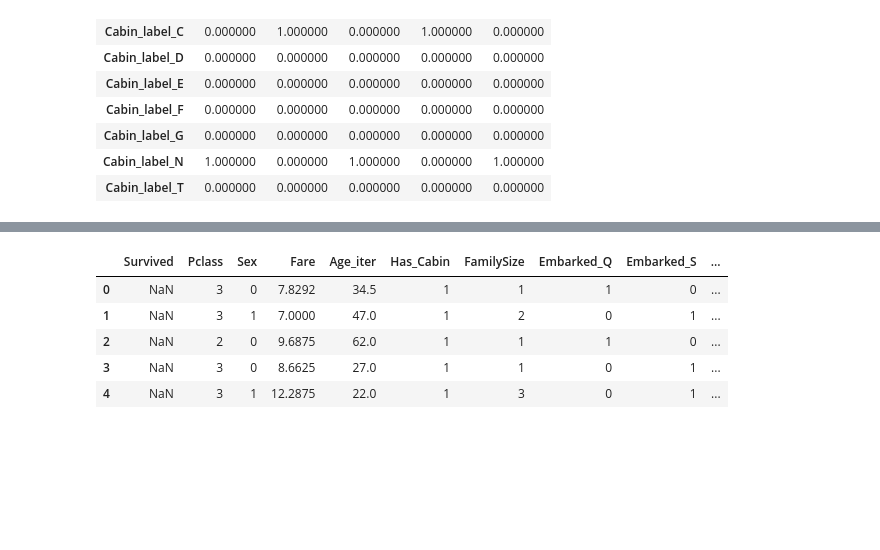
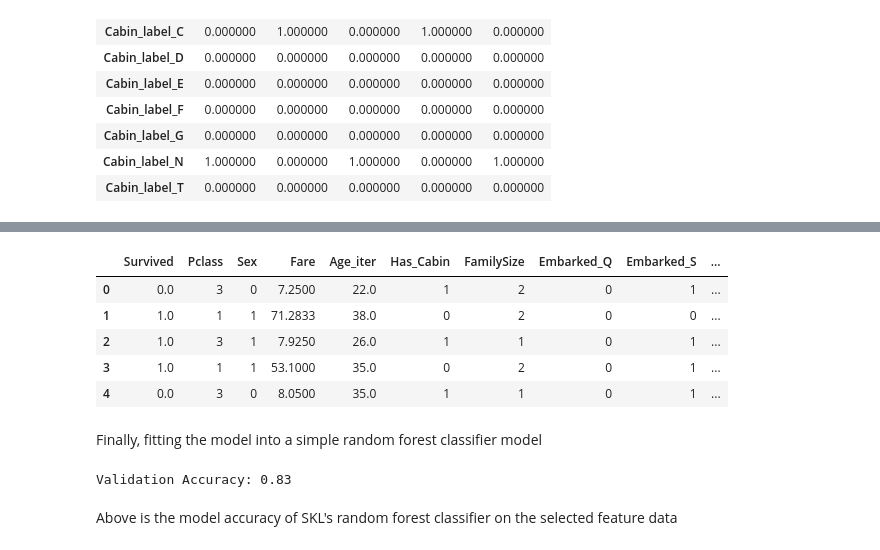
Before and after one commit to nicholasaxl/titanic-kaggle-nichaxl, a Jupyter notebook: Titanic_Kaggle_Axl.ipynb, the cells around one changed output, grey strips where cells are left out. Drawn from its saved outputs; the diff is of its cells as text; code cells hidden in the pictures; blank space fills up the shorter version.

```diff
--- a/Titanic_Kaggle_Axl.ipynb
+++ b/Titanic_Kaggle_Axl.ipynb
@@ -416,9 +429,11 @@ test_data = all_data.iloc[train_len:, :]
 # %%
-test_data.head(5)
+train_data.head(5)
 # %% [output]
 |  | Survived | Pclass | Sex | Fare | Age_iter | Has_Cabin | FamilySize | Embarked_Q | Embarked_S | ... |
-| 0 | NaN | 3 | 0 | 7.8292 | 34.5 | 1 | 1 | 1 | 0 | ... |
-| 1 | NaN | 3 | 1 | 7.0000 | 47.0 | 1 | 2 | 0 | 1 | ... |
-| 2 | NaN | 2 | 0 | 9.6875 | 62.0 | 1 | 1 | 1 | 0 | ... |
-| 3 | NaN | 3 | 0 | 8.6625 | 27.0 | 1 | 1 | 0 | 1 | ... |
-| 4 | NaN | 3 | 1 | 12.2875 | 22.0 | 1 | 3 | 0 | 1 | ... |
+| 0 | 0.0 | 3 | 0 | 7.2500 | 22.0 | 1 | 2 | 0 | 1 | ... |
+| 1 | 1.0 | 1 | 1 | 71.2833 | 38.0 | 0 | 2 | 0 | 0 | ... |
+| 2 | 1.0 | 3 | 1 | 7.9250 | 26.0 | 1 | 1 | 0 | 1 | ... |
+| 3 | 1.0 | 1 | 1 | 53.1000 | 35.0 | 0 | 2 | 0 | 1 | ... |
+| 4 | 0.0 | 3 | 0 | 8.0500 | 35.0 | 1 | 1 | 0 | 1 | ... |
+# %% [markdown]
+Finally, fitting the model into a simple random forest classifier model
@@ -424,0 +447,14 @@ test_data.head(5)
+# %%
+from sklearn.ensemble import RandomForestClassifier
+from sklearn.metrics import accuracy_score
+
+model = RandomForestClassifier(random_state=42)
+model.fit(X_train, y_train)
+y_pred = model.predict(X_val)
+
+accuracy = accuracy_score(y_val, y_pred)
+print(f"Validation Accuracy: {accuracy:.2f}")
+# %% [output]
+Validation Accuracy: 0.83
+# %% [markdown]
+Above is the model accuracy of SKL's random forest classifier on the selected feature data
```
Also changed, not shown: parts of 3 cells of this notebook.
